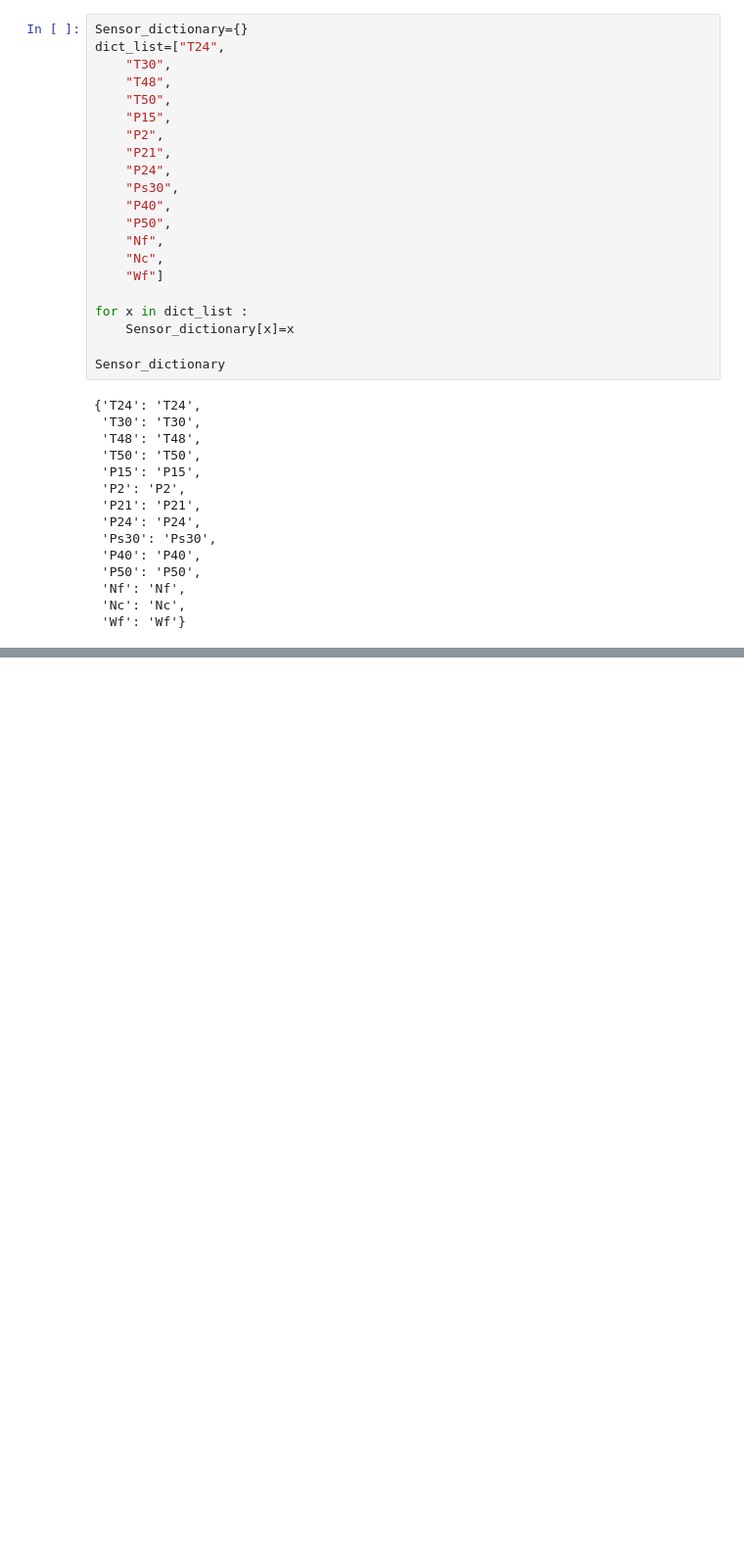
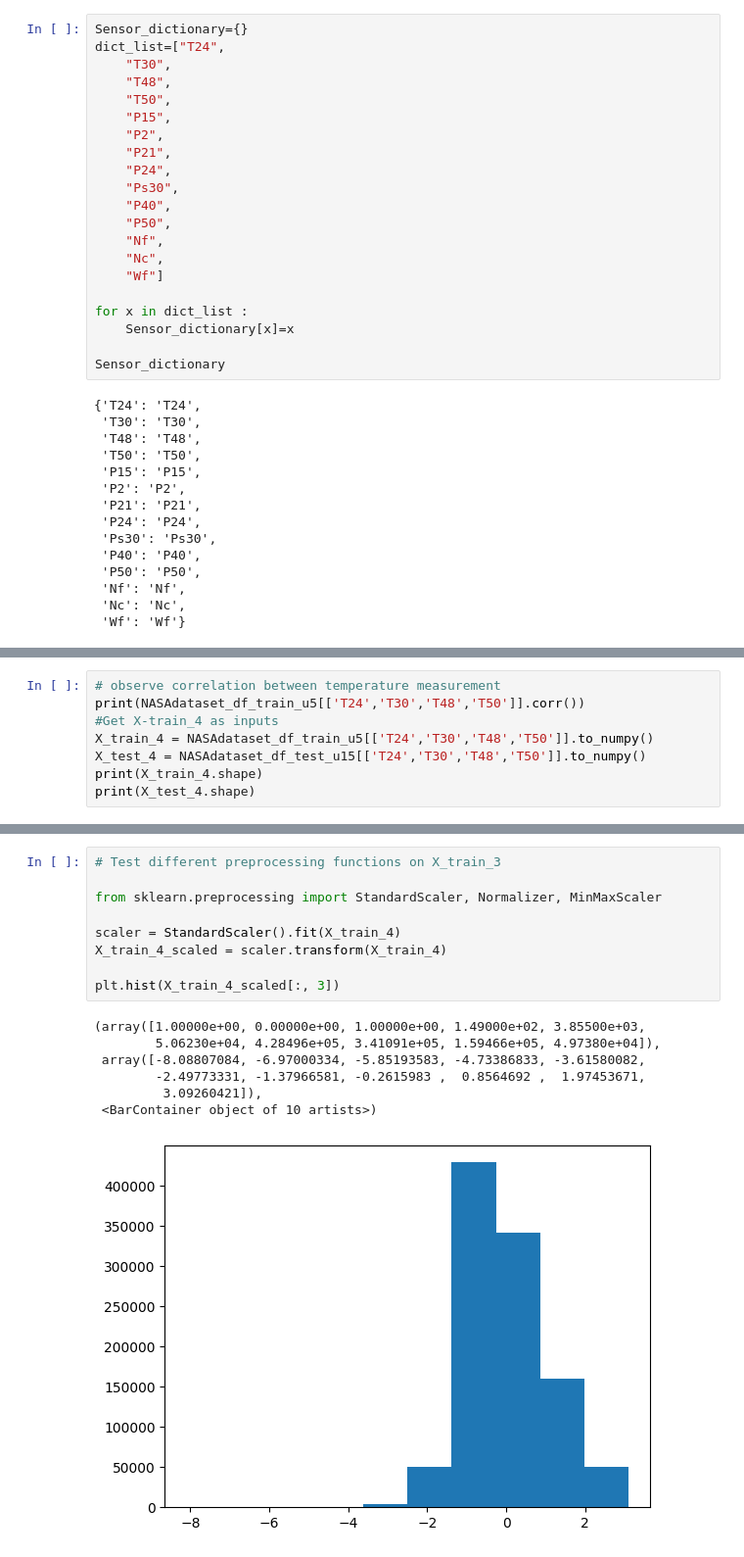
Before and after one commit to findoctorlin/Masterthesis, a Jupyter notebook: NASAdataset_read.ipynb, the cells around one changed output, grey strips where cells are left out. Shown at 98% size. Cells and saved outputs as stored; diff of their text form; blank space fills up the shorter version.

```diff
--- a/NASAdataset_read.ipynb
+++ b/NASAdataset_read.ipynb
@@ -681,0 +677,8 @@ for x in dict_list:
+# %%
+# observe correlation between temperature measurement
+print(NASAdataset_df_train_u5[['T24','T30','T48','T50']].corr())
+#Get X-train_4 as inputs
+X_train_4 = NASAdataset_df_train_u5[['T24','T30','T48','T50']].to_numpy()
+X_test_4 = NASAdataset_df_test_u15[['T24','T30','T48','T50']].to_numpy()
+print(X_train_4.shape)
+print(X_test_4.shape)
@@ -681,0 +744,17 @@ for x in dict_list:
+# %%
+# Test different preprocessing functions on X_train_3
+
+from sklearn.preprocessing import StandardScaler, Normalizer, MinMaxScaler
+
+scaler = StandardScaler().fit(X_train_4)
+X_train_4_scaled = scaler.transform(X_train_4)
+
+plt.hist(X_train_4_scaled[:, 3])
+# %% [output]
+(array([1.00000e+00, 0.00000e+00, 1.00000e+00, 1.49000e+02, 3.85500e+03,
+        5.06230e+04, 4.28496e+05, 3.41091e+05, 1.59466e+05, 4.97380e+04]),
+ array([-8.08807084, -6.97000334, -5.85193583, -4.73386833, -3.61580082,
+        -2.49773331, -1.37966581, -0.2615983 ,  0.8564692 ,  1.97453671,
+         3.09260421]),
+ <BarContainer object of 10 artists>)
+[figure, added]
```
Also changed, not shown: parts of 14 cells of this notebook.
